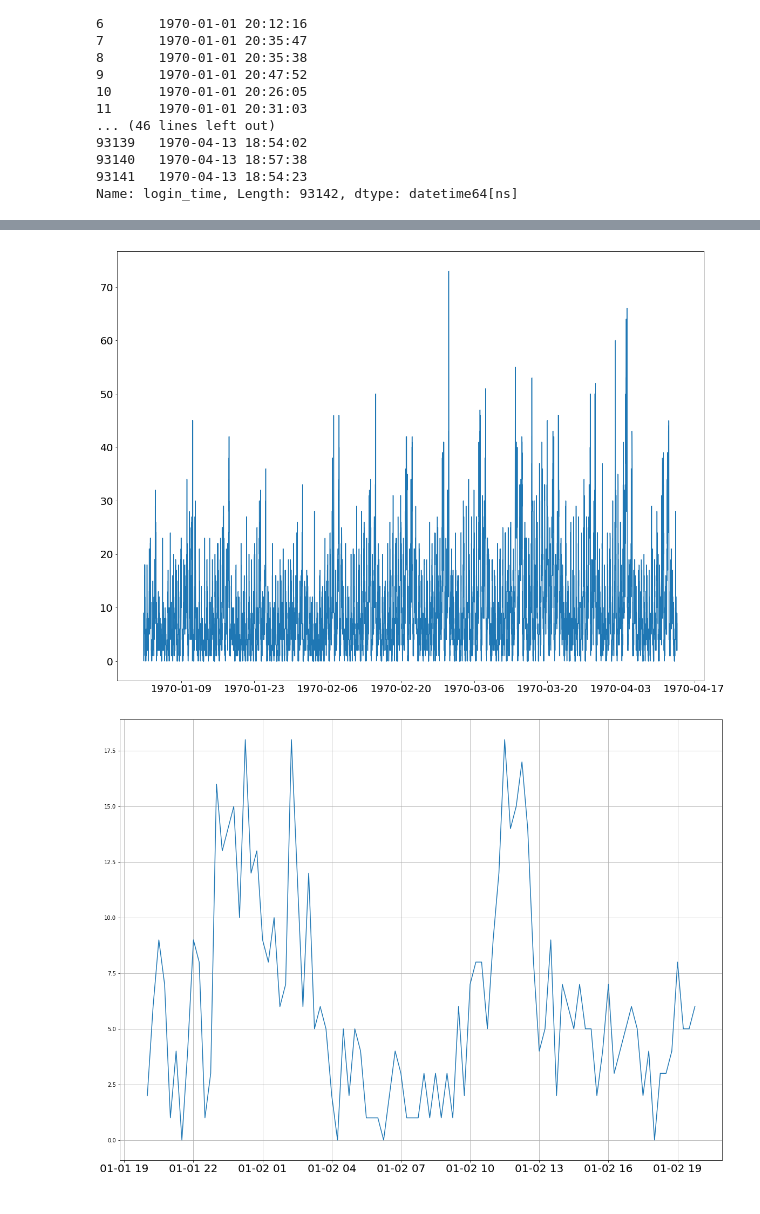
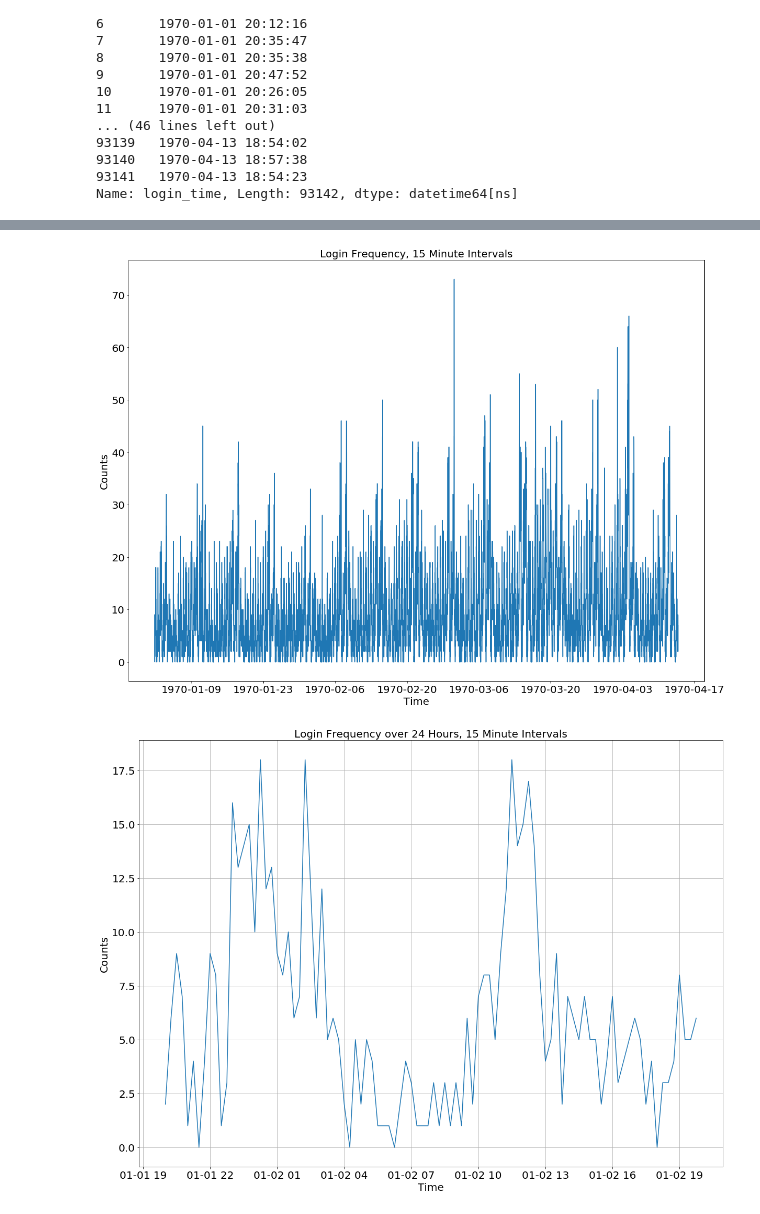
Before and after one commit to mcpad/Springboard, a Jupyter notebook: ultimate_challenge/Part 1 - EDA.ipynb, the cells around one changed output, grey strips where cells are left out. Drawn from its saved outputs; the diff is of its cells as text; code cells hidden in the pictures.

```diff
--- a/ultimate_challenge/Part 1 - EDA.ipynb
+++ b/ultimate_challenge/Part 1 - EDA.ipynb
@@ -69,18 +63,26 @@ counts_df
 # %%
+#plot all data
 plt.figure(figsize=(20,15))
 plt.plot(counts_df)
 plt.xticks(fontsize=20)
 plt.yticks(fontsize=20)
+plt.xlabel('Time', fontsize=20)
+plt.ylabel('Counts', fontsize=20)
+plt.title('Login Frequency, 15 Minute Intervals', fontsize=20)
 plt.show()
 # %% [output]
-[figure, old version]
+[figure, new version]
 # %%
+#plot data over a one day (96 data point) range
 plt.figure(figsize=(20,15))
 plt.plot(counts_df[0:96])
 plt.grid('on','both')
 plt.xticks(fontsize=20)
 plt.yticks(fontsize=20)
+plt.xlabel('Time', fontsize=20)
+plt.ylabel('Counts', fontsize=20)
+plt.title('Login Frequency over 24 Hours, 15 Minute Intervals', fontsize=20)
 plt.show()
 # %% [output]
-[figure, old version]
+[figure, new version]
 # %%
```
Also changed, not shown: parts of 11 cells of this notebook, 1 other file.
